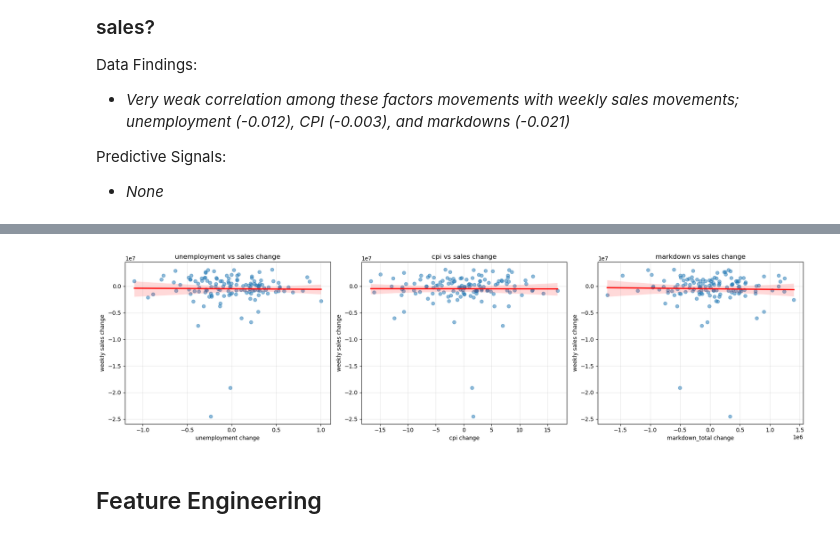
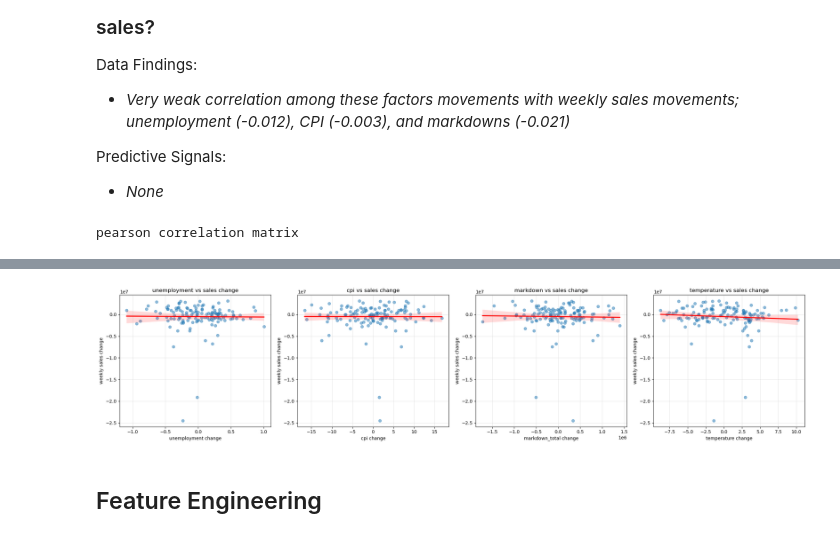
Before and after one commit to paolomags100/predictive-model-retail-sales-forecast, a Jupyter notebook: jupyter-nb/retail_sales_forecasting.ipynb, the cells around one changed output, grey strips where cells are left out. Drawn from its saved outputs; the diff is of its cells as text; code cells hidden in the pictures.

```diff
--- a/jupyter-nb/retail_sales_forecasting.ipynb
+++ b/jupyter-nb/retail_sales_forecasting.ipynb
@@ -756,16 +756,21 @@ Data Findings:
 Predictive Signals:
 - *None*
 # %%
+retail_sales['markdown_total'] = retail_sales[
+    ['markdown_1', 'markdown_2', 'markdown_3', 'markdown_4', 'markdown_5']
+].sum(axis=1)
+
 # aggregate weekly data
 weekly_data = retail_sales.groupby('date').agg({
     'weekly_sales': 'sum',
     'unemployment': 'mean',
     'cpi': 'mean',
-    'markdown_total': 'sum'
+    'markdown_total': 'sum',
+    'temperature': 'mean'
 }).sort_index()
 
 # calculate weekly changes
-cols = ['weekly_sales', 'unemployment', 'cpi', 'markdown_total']
+cols = ['weekly_sales', 'unemployment', 'cpi', 'markdown_total', 'temperature']
 
 for col in cols:
     weekly_data[f'{col}_change'] = weekly_data[col].diff()
@@ -781,18 +786,27 @@ weekly_filtered = weekly_data[
 
 # correlation matrix
 features = [
-    'unemployment_change', 'cpi_change',
-    'markdown_total_change', 'weekly_sales_change'
+     'weekly_sales_change', 'unemployment_change', 'cpi_change',
+     'markdown_total_change', 'temperature_change'
 ]
 
 print("pearson correlation matrix")
 display(weekly_filtered[features].corr())
 
 # plot relationships
-fig, axes = plt.subplots(1, 3, figsize=(18, 5))
+fig, axes = plt.subplots(1, 4, figsize=(22, 5))
 
-features = ['unemployment_change', 'cpi_change', 'markdown_total_change']
-titles = ['unemployment vs sales change', 'cpi vs sales change', 'markdown vs sales change']
+features = [
+    'unemployment_change', 'cpi_change',
+    'markdown_total_change', 'temperature_change'
+]
+
+titles = [
+    'unemployment vs sales change',
+    'cpi vs sales change',
+    'markdown vs sales change',
+    'temperature vs sales change'
+]
 
 for ax, feature, title in zip(axes, features, titles):
     sns.regplot(
@@ -811,3 +825,4 @@ for ax, feature, title in zip(axes, features, titles):
 plt.tight_layout()
 plt.show()
 # %% [output]
+pearson correlation matrix
@@ -819,4 +835,4 @@ plt.show()
-[figure, old version]
+[figure, new version]
 # %% [markdown]
 ## Feature Engineering
 # %%
```
Also changed, not shown: parts of 7 cells of this notebook, 7 other files.
